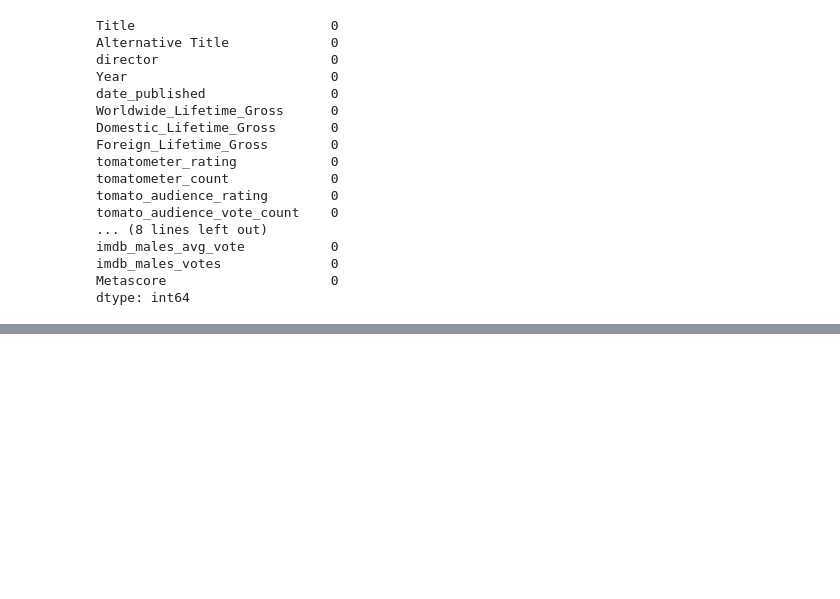
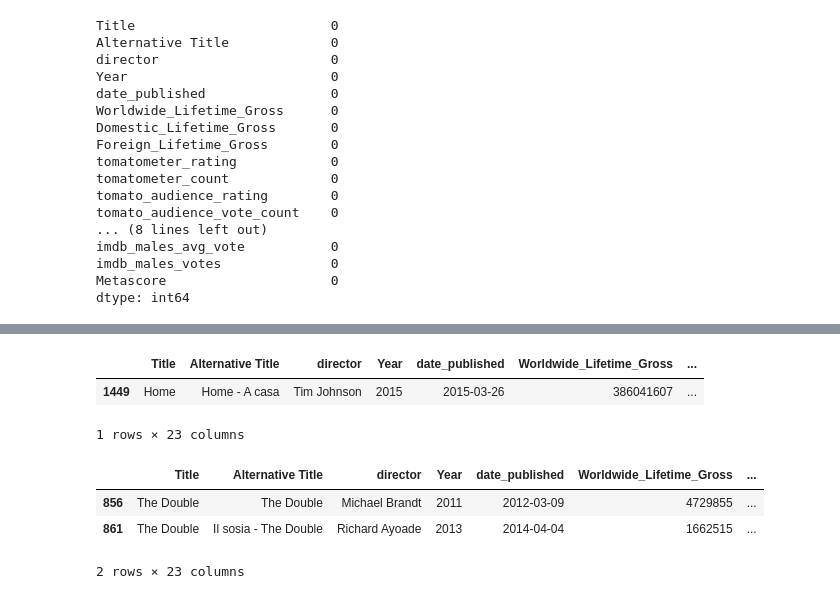
Before and after one commit to AminKafka/Movie-Boxoffice-Prediction-With-Critics-Votes, a Jupyter notebook: notebooks/final_merge.ipynb, the cells around one changed output, grey strips where cells are left out. Drawn from its saved outputs; the diff is of its cells as text; code cells hidden in the pictures; blank space fills up the shorter version.

```diff
--- a/notebooks/final_merge.ipynb
+++ b/notebooks/final_merge.ipynb
@@ -106,0 +119,16 @@ dtype: int64
+# %%
+### cleaning the repeated titles
+movie_final.drop([1447,1448,1450,1451,1452,1453,1454,1455,1456,1457,1458,1459,1460,1461,1462,1463,1464],inplace=True)
+movie_final[movie_final.Title == 'Home']
+# %% [output]
+|  | Title | Alternative Title | director | Year | date_published | Worldwide_Lifetime_Gross | ... |
+| 1449 | Home | Home - A casa | Tim Johnson | 2015 | 2015-03-26 | 386041607 | ... |
+1 rows × 23 columns
+# %%
+movie_final.drop([857,858,859,860,862,863],inplace=True)
+movie_final[movie_final.Title == 'The Double']
+# %% [output]
+|  | Title | Alternative Title | director | Year | date_published | Worldwide_Lifetime_Gross | ... |
+| 856 | The Double | The Double | Michael Brandt | 2011 | 2012-03-09 | 4729855 | ... |
+| 861 | The Double | Il sosia - The Double | Richard Ayoade | 2013 | 2014-04-04 | 1662515 | ... |
+2 rows × 23 columns
```
Also changed, not shown: parts of 64 cells of this notebook, 1 other file.
